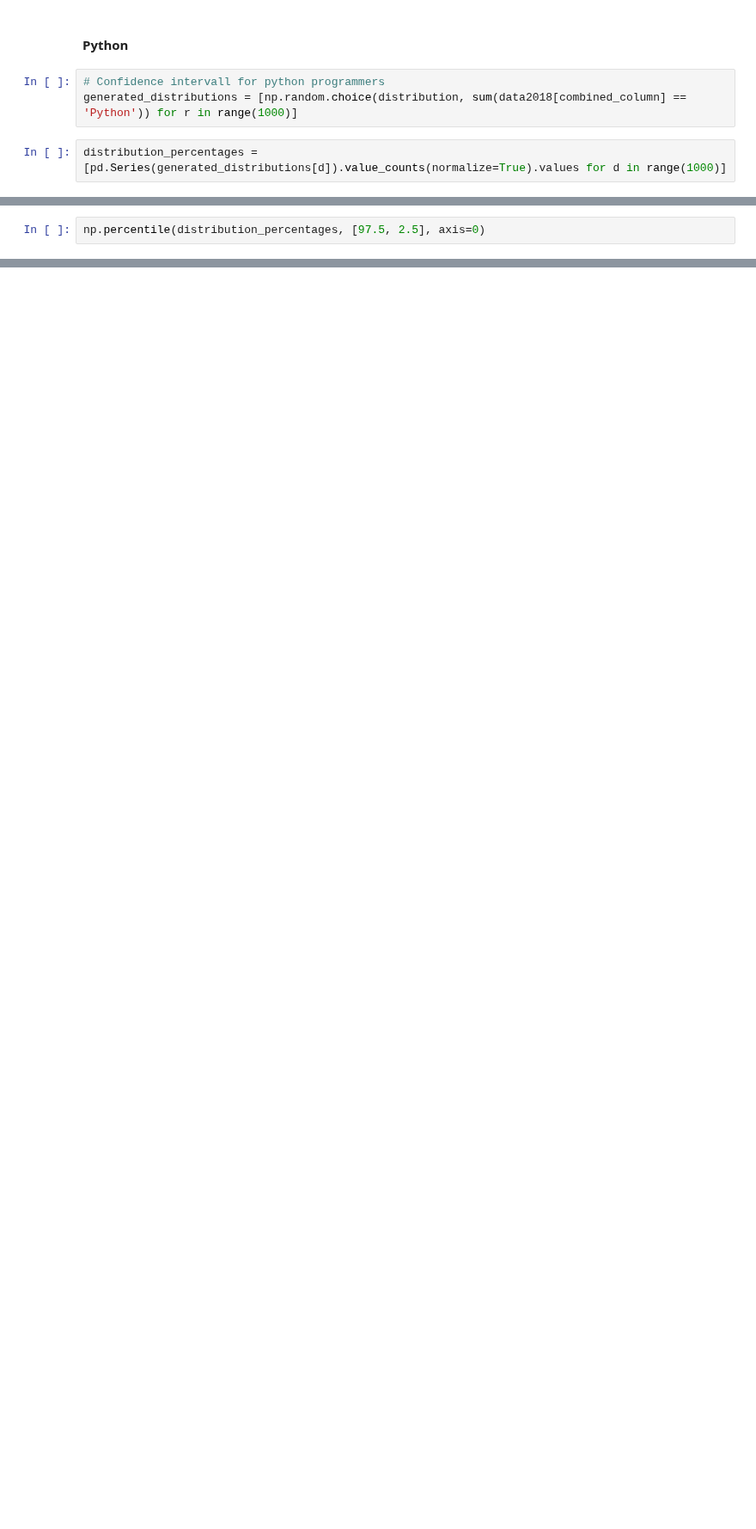
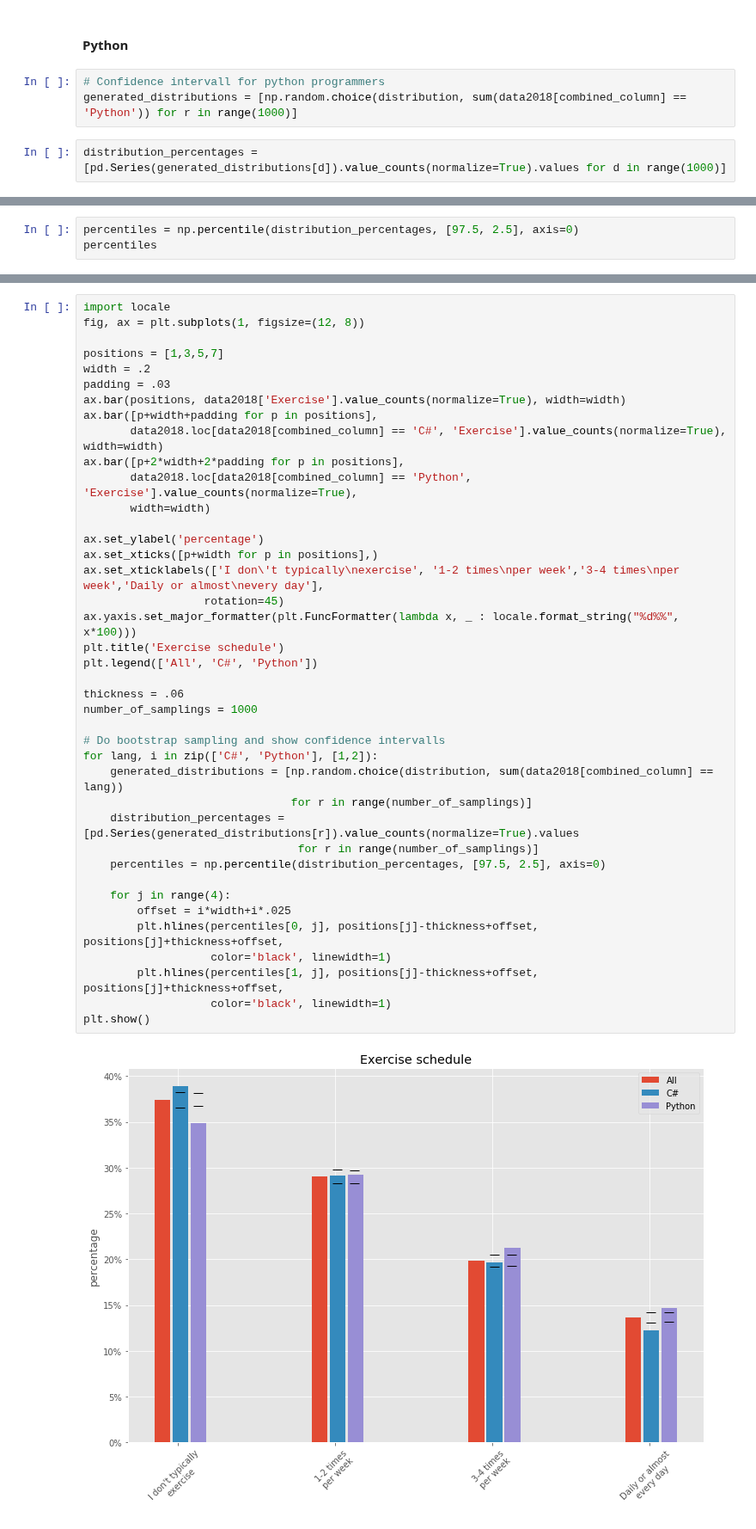
Before and after one commit to huli/the-transparent-coder, a Jupyter notebook: in_depth.ipynb, the cells around one changed output, grey strips where cells are left out. Shown at 86% size. Drawn from its saved outputs; the diff is of its cells as text; blank space fills up the shorter version.

Commit message:
Added confidence intervall to graph

```diff
--- a/in_depth.ipynb
+++ b/in_depth.ipynb
@@ -147,3 +143,4 @@ array([0.37435383, 0.29025189, 0.19860265, 0.13679163])
 # %%
-np.percentile(distribution_percentages, [97.5, 2.5], axis=0)
+percentiles = np.percentile(distribution_percentages, [97.5, 2.5], axis=0)
+percentiles
 # %% [output]
@@ -151,0 +149,42 @@ array([[0.38240646, 0.29734137, 0.20455017, 0.14193894],
+# %%
+import locale
+fig, ax = plt.subplots(1, figsize=(12, 8))
+
+positions = [1,3,5,7]
+width = .2
+padding = .03
+ax.bar(positions, data2018['Exercise'].value_counts(normalize=True), width=width)
+ax.bar([p+width+padding for p in positions],
+       data2018.loc[data2018[combined_column] == 'C#', 'Exercise'].value_counts(normalize=True), width=width)
+ax.bar([p+2*width+2*padding for p in positions],
+       data2018.loc[data2018[combined_column] == 'Python', 'Exercise'].value_counts(normalize=True),
+       width=width)
+
+ax.set_ylabel('percentage')
+ax.set_xticks([p+width for p in positions],)
+ax.set_xticklabels(['I don\'t typically\nexercise', '1-2 times\nper week','3-4 times\nper week','Daily or almost\nevery day'],
+                  rotation=45)
+ax.yaxis.set_major_formatter(plt.FuncFormatter(lambda x, _ : locale.format_string("%d%%", x*100)))
+plt.title('Exercise schedule')
+plt.legend(['All', 'C#', 'Python'])
+
+thickness = .06
+number_of_samplings = 1000
+
+# Do bootstrap sampling and show confidence intervalls
+for lang, i in zip(['C#', 'Python'], [1,2]):
+    generated_distributions = [np.random.choice(distribution, sum(data2018[combined_column] == lang))
+                               for r in range(number_of_samplings)]
+    distribution_percentages = [pd.Series(generated_distributions[r]).value_counts(normalize=True).values
+                                for r in range(number_of_samplings)]
+    percentiles = np.percentile(distribution_percentages, [97.5, 2.5], axis=0)
+
+    for j in range(4):
+        offset = i*width+i*.025
+        plt.hlines(percentiles[0, j], positions[j]-thickness+offset, positions[j]+thickness+offset,
+                   color='black', linewidth=1)
+        plt.hlines(percentiles[1, j], positions[j]-thickness+offset, positions[j]+thickness+offset,
+                   color='black', linewidth=1)
+plt.show()
+# %% [output]
+[figure, added]
```
Also changed, not shown: parts of 3 cells of this notebook, 1 other file.
